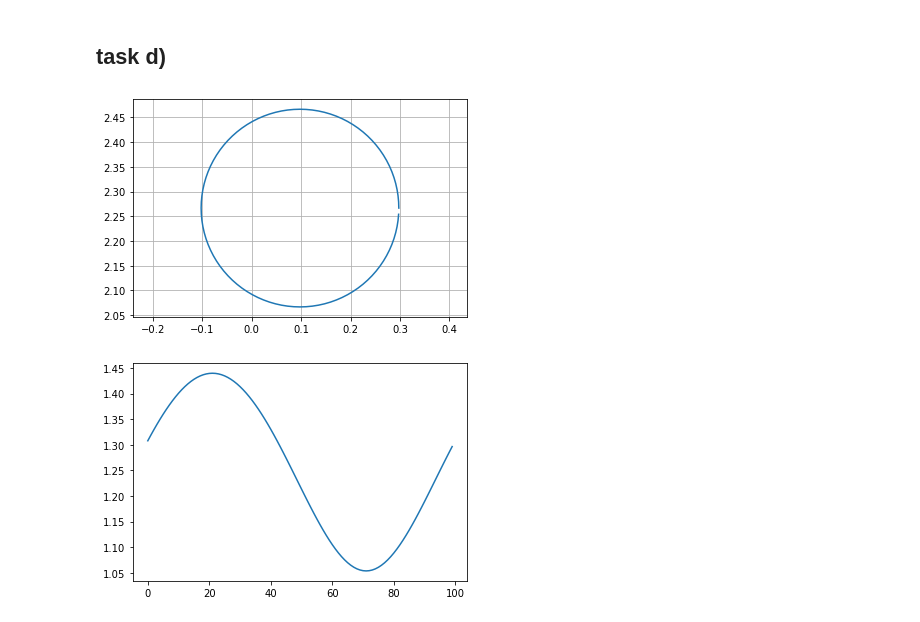
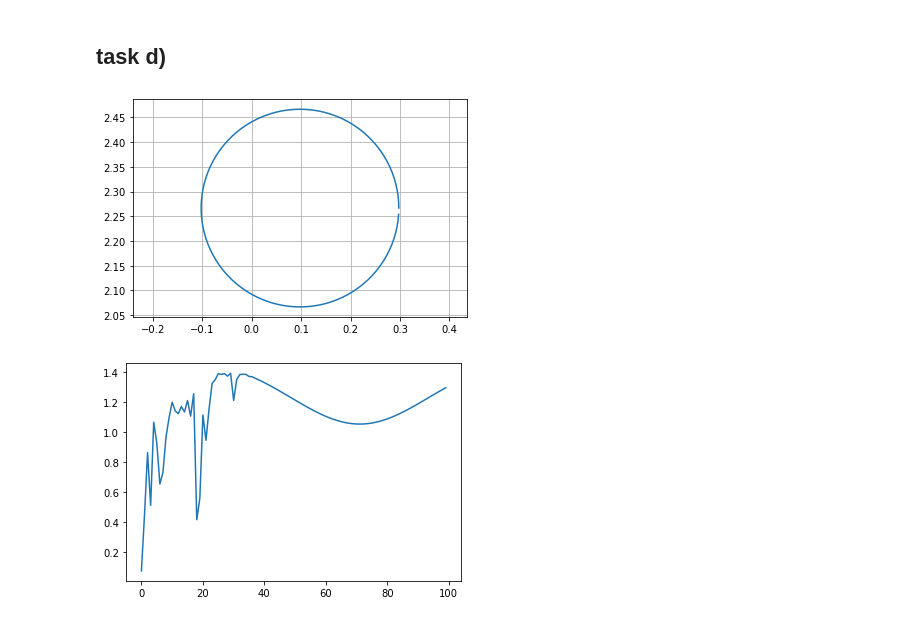
Before and after one commit to levinz97/robotics, a Jupyter notebook: e03-kinematics2/kinematics.ipynb, the cells around one changed output. Drawn from its saved outputs; the diff is of its cells as text; code cells hidden in the pictures.

```diff
--- a/e03-kinematics2/kinematics.ipynb
+++ b/e03-kinematics2/kinematics.ipynb
@@ -47,7 +47,7 @@ def move_body(step = 5, alpha = 1, y_t=y_target):
         K.setJointState(q)
         # optional: pause and watch OpenGL
         # input("Press Enter to continue...")
-        # time.sleep(0.5)
+        time.sleep(0.05)
     return err_arr
 
 reset()
@@ -99,32 +99,35 @@ reset()
 T = 100
 circle_center = [-0.2, -0.4, 1.1] # [x,y,z]
 traj = []
 err = []
 F = K.feature(lry.FS.position, ["|handR"])  # "handR" is the name of the right hand ("handL" for the left hand)
 y_0, J = F.eval(K)
 
 r = 0.2
 
 def x_circle(s):
     return (r * np.cos(s * 2 * np.pi) + circle_center[0])
 
 def z_circle(s):
     return (r * np.sin(s * 2 *np.pi) + circle_center[2])
 
 for t in range(T):
     s = t/T
     traj.append(y_0 + [x_circle(s), circle_center[1], z_circle(s)])
-    err.append(np.linalg.norm(y_target - traj[t]))
+    move_body(1,1,traj[t])
+    y_curr, J = F.eval(K)
+    err.append(np.linalg.norm(y_target - y_curr))
+    # err.append(np.linalg.norm(y_target - traj[t]))
 
 
 traj_np = np.array(traj)
 
 plt.plot(traj_np[:,0], traj_np[:,-1])
 plt.axis('equal')
 plt.grid()
 plt.show()
 plt.plot(err)
 plt.show()
 # %% [output]
 [figure]
-[figure, old version]
+[figure, new version]
```
